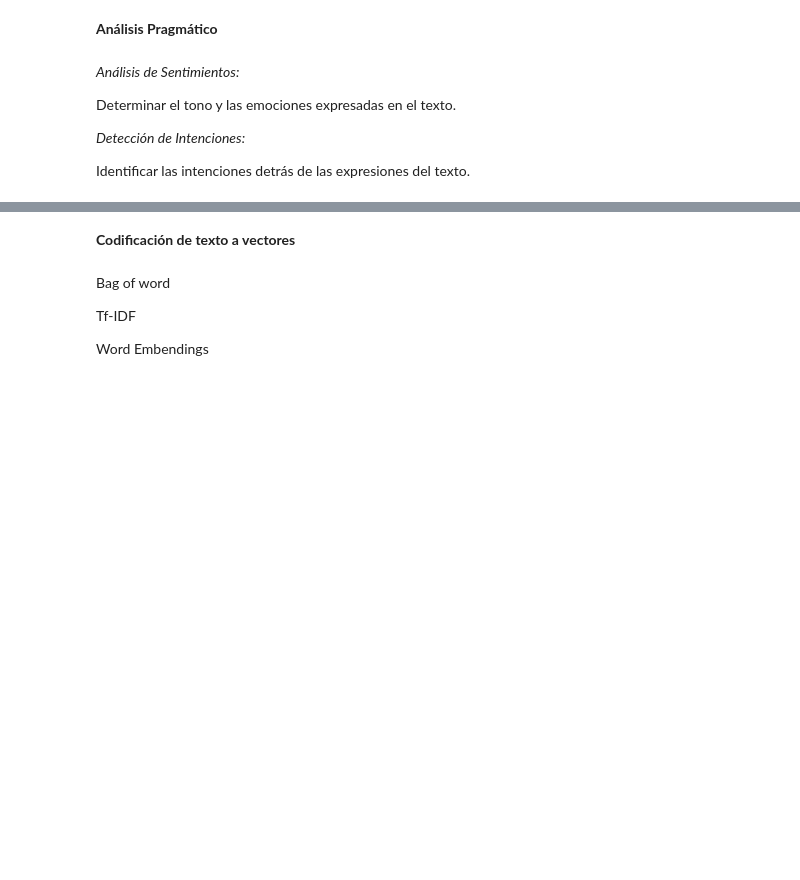
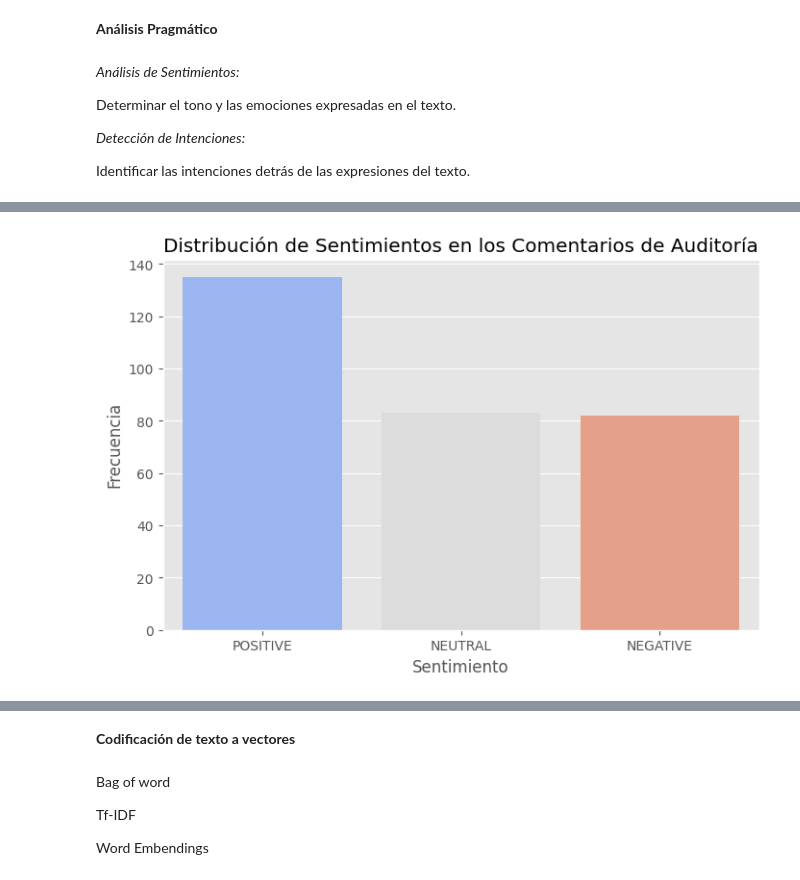
Before and after one commit to Augustogrecco/Cursocoderhouse, a Jupyter notebook: Proyecto_Códer_Grecco_NLP_v0.ipynb, the cells around one changed output, grey strips where cells are left out. Drawn from its saved outputs; the diff is of its cells as text; code cells hidden in the pictures; blank space fills up the shorter version.

```diff
--- a/Proyecto_Códer_Grecco_NLP_v0.ipynb
+++ b/Proyecto_Códer_Grecco_NLP_v0.ipynb
@@ -532,3 +741,88 @@ Determinar el tono y las emociones expresadas en el texto.
 *Detección de Intenciones:*
 
 Identificar las intenciones detrás de las expresiones del texto.
+# %%
+# Instalar la librería transformers si no está instalada
+!pip install transformers
+
+from transformers import pipeline
+import matplotlib.pyplot as plt
+import seaborn as sns
+
+# Cargar el modelo de análisis de sentimientos
+sentimiento = pipeline("sentiment-analysis", model="nlptown/bert-base-multilingual-uncased-sentiment")
+
+# Función para dividir textos en fragmentos pequeños (máximo 100 palabras por fragmento)
+def fragmentar_texto(texto, max_palabras=100):
+    palabras = texto.split()
+    for i in range(0, len(palabras), max_palabras):
+        yield ' '.join(palabras[i:i + max_palabras])
+
+# Función para analizar el sentimiento de cada fragmento y consolidar el resultado
+def analizar_sentimiento(texto):
+    fragmentos = list(fragmentar_texto(texto))
+    resultados = [sentimiento(fragmento)[0]['label'] for fragmento in fragmentos]
+
+    # Mapeo de estrellas a valores numéricos
+    mapeo = {
+        '1 star': -1, '2 stars': -1,  # Negativo
+        '3 stars': 0,                 # Neutral
+        '4 stars': 1, '5 stars': 1    # Positivo
+    }
+
+    # Convertir las etiquetas a valores numéricos y calcular el promedio
+    promedio = sum(mapeo[res] for res in resultados) / len(resultados)
+
+    # Convertir el promedio de nuevo a una etiqueta de sentimiento
+    if promedio > 0.33:
+        return 'POSITIVE'
+    elif promedio < -0.33:
+        return 'NEGATIVE'
+    else:
+        return 'NEUTRAL'
+
+# Aplicar el análisis de sentimientos a los textos concatenados
+datos_relevantes['Sentimiento'] = datos_relevantes['Texto_Concatenado'].apply(analizar_sentimiento)
+
+# Mostrar los primeros resultados
+print("Resultados del Análisis de Sentimientos:")
+print(datos_relevantes[['Texto_Concatenado', 'Sentimiento']].head())
+
+# Función para detectar intenciones a partir de palabras clave
+def detectar_intencion(texto):
+    if any(palabra in texto.lower() for palabra in ['implementar', 'realizar', 'mitigar']):
+        return 'Acción Recomendada'
+    elif any(palabra in texto.lower() for palabra in ['advertencia', 'riesgo', 'corregir']):
+        return 'Advertencia'
+    elif 'sugerir' in texto.lower() or 'recomendar' in texto.lower():
+        return 'Sugerencia'
+    else:
+        return 'Descriptivo'
+
+# Aplicar la detección de intenciones a los textos concatenados
+datos_relevantes['Intencion'] = datos_relevantes['Texto_Concatenado'].apply(detectar_intencion)
+
+# Mostrar los primeros resultados de la detección de intenciones
+print("Resultados de la Detección de Intenciones:")
+print(datos_relevantes[['Texto_Concatenado', 'Intencion']].head())
+
+# Visualización de Sentimientos
+sentimientos_freq = datos_relevantes['Sentimiento'].value_counts()
+
+plt.figure(figsize=(8, 5))
+sns.barplot(x=sentimientos_freq.index, y=sentimientos_freq.values, palette='coolwarm')
+plt.title("Distribución de Sentimientos en los Comentarios de Auditoría")
+plt.xlabel("Sentimiento")
+plt.ylabel("Frecuencia")
+plt.show()
+
+# Visualización de Intenciones
+intenciones_freq = datos_relevantes['Intencion'].value_counts()
+
+plt.figure(figsize=(8, 5))
+sns.barplot(x=intenciones_freq.index, y=intenciones_freq.values, palette='muted')
+plt.title("Distribución de Intenciones en los Comentarios de Auditoría")
+plt.xlabel("Intención")
+plt.ylabel("Frecuencia")
+plt.show()
+# %% [output]
@@ -534,0 +849 @@ Identificar las intenciones detrás de las expresiones del texto.
+[figure, added]
```
Also changed, not shown: parts of 19 cells of this notebook.
